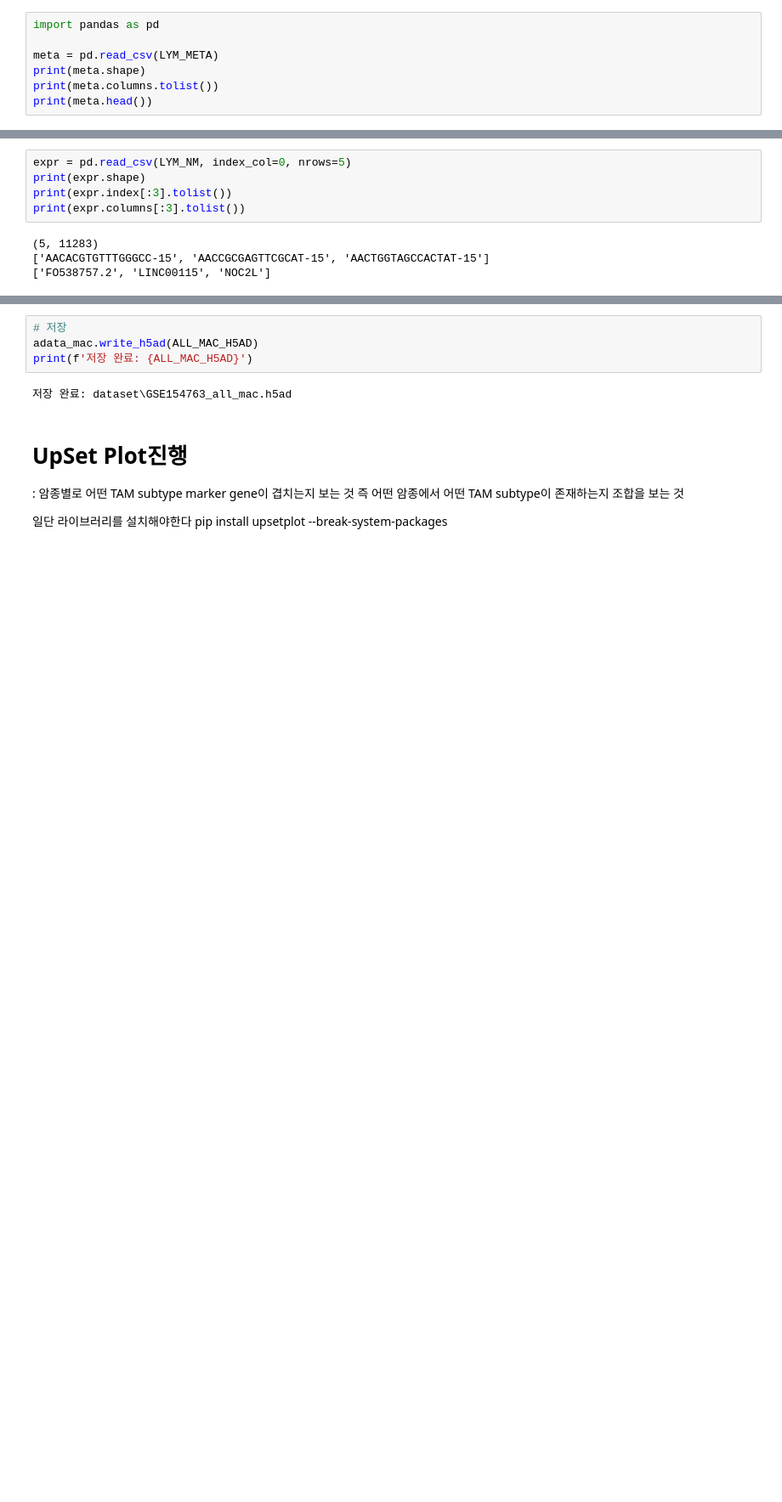
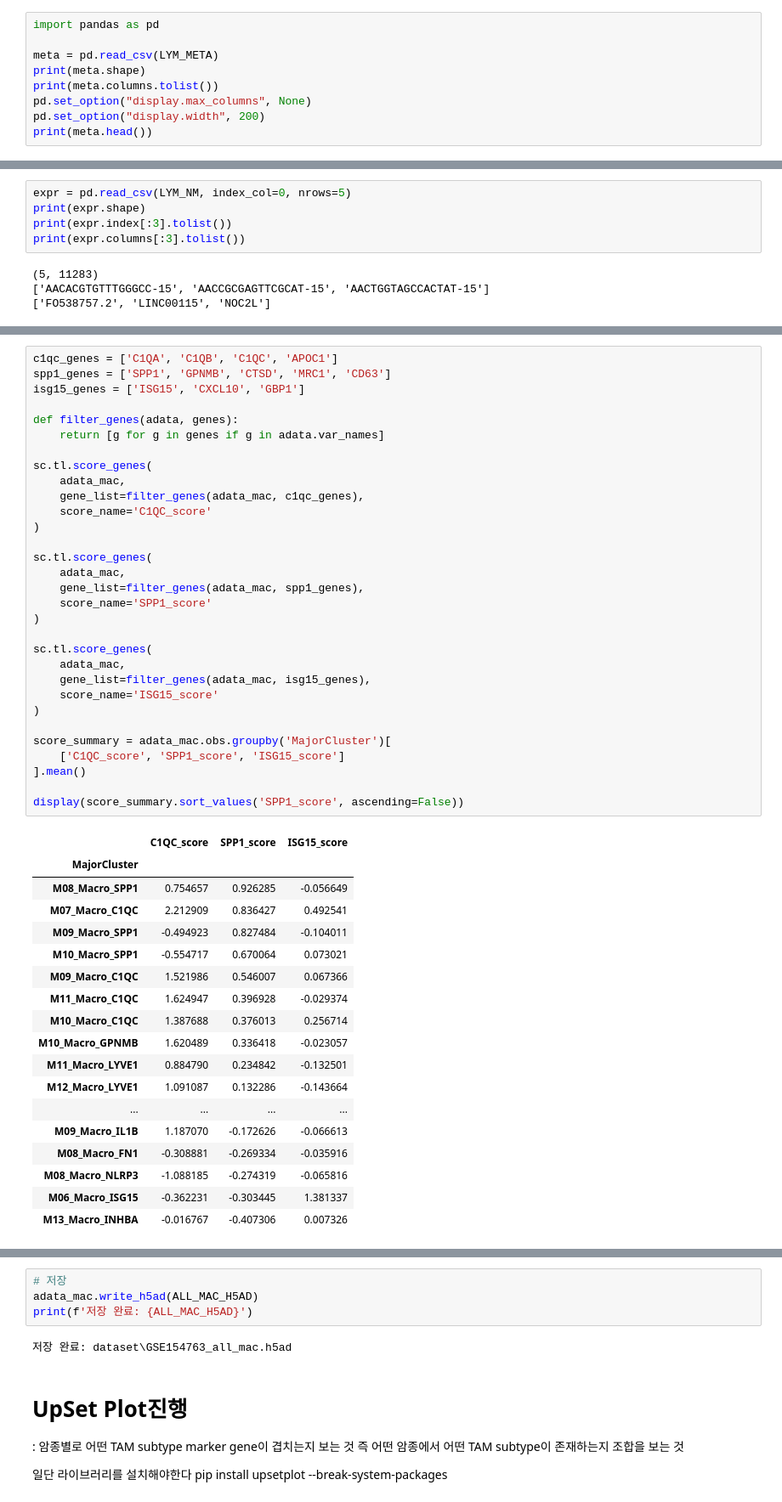
Before and after one commit to boeun02/scRNA-seq-Cancer-Immunology-Analysis, a Jupyter notebook: phase2_analysis/03_TME_composition.ipynb, the cells around one changed output, grey strips where cells are left out. Shown at 85% size. Drawn from its saved outputs; the diff is of its cells as text; blank space fills up the shorter version.

```diff
--- a/phase2_analysis/03_TME_composition.ipynb
+++ b/phase2_analysis/03_TME_composition.ipynb
@@ -439,6 +433,8 @@ import pandas as pd
 meta = pd.read_csv(LYM_META)
 print(meta.shape)
 print(meta.columns.tolist())
+pd.set_option("display.max_columns", None)
+pd.set_option("display.width", 200)
 print(meta.head())
 # %% [output]
 (615, 14)
@@ -648,0 +769,50 @@ scRNA-seq에서는 observed = True가 맞는 이유임
+# %%
+c1qc_genes = ['C1QA', 'C1QB', 'C1QC', 'APOC1']
+spp1_genes = ['SPP1', 'GPNMB', 'CTSD', 'MRC1', 'CD63']
+isg15_genes = ['ISG15', 'CXCL10', 'GBP1']
+
+def filter_genes(adata, genes):
+    return [g for g in genes if g in adata.var_names]
+
+sc.tl.score_genes(
+    adata_mac,
+    gene_list=filter_genes(adata_mac, c1qc_genes),
+    score_name='C1QC_score'
+)
+
+sc.tl.score_genes(
+    adata_mac,
+    gene_list=filter_genes(adata_mac, spp1_genes),
+    score_name='SPP1_score'
+)
+
+sc.tl.score_genes(
+    adata_mac,
+    gene_list=filter_genes(adata_mac, isg15_genes),
+    score_name='ISG15_score'
+)
+
+score_summary = adata_mac.obs.groupby('MajorCluster')[
+    ['C1QC_score', 'SPP1_score', 'ISG15_score']
+].mean()
+
+display(score_summary.sort_values('SPP1_score', ascending=False))
+# %% [output]
+|  | C1QC_score | SPP1_score | ISG15_score |
+| MajorCluster |  |  |  |
+| M08_Macro_SPP1 | 0.754657 | 0.926285 | -0.056649 |
+| M07_Macro_C1QC | 2.212909 | 0.836427 | 0.492541 |
+| M09_Macro_SPP1 | -0.494923 | 0.827484 | -0.104011 |
+| M10_Macro_SPP1 | -0.554717 | 0.670064 | 0.073021 |
+| M09_Macro_C1QC | 1.521986 | 0.546007 | 0.067366 |
+| M11_Macro_C1QC | 1.624947 | 0.396928 | -0.029374 |
+| M10_Macro_C1QC | 1.387688 | 0.376013 | 0.256714 |
+| M10_Macro_GPNMB | 1.620489 | 0.336418 | -0.023057 |
+| M11_Macro_LYVE1 | 0.884790 | 0.234842 | -0.132501 |
+| M12_Macro_LYVE1 | 1.091087 | 0.132286 | -0.143664 |
+| ... | ... | ... | ... |
+| M09_Macro_IL1B | 1.187070 | -0.172626 | -0.066613 |
+| M08_Macro_FN1 | -0.308881 | -0.269334 | -0.035916 |
+| M08_Macro_NLRP3 | -1.088185 | -0.274319 | -0.065816 |
+| M06_Macro_ISG15 | -0.362231 | -0.303445 | 1.381337 |
+| M13_Macro_INHBA | -0.016767 | -0.407306 | 0.007326 |
```
Also changed, not shown: parts of 39 cells of this notebook, 5 other files.
